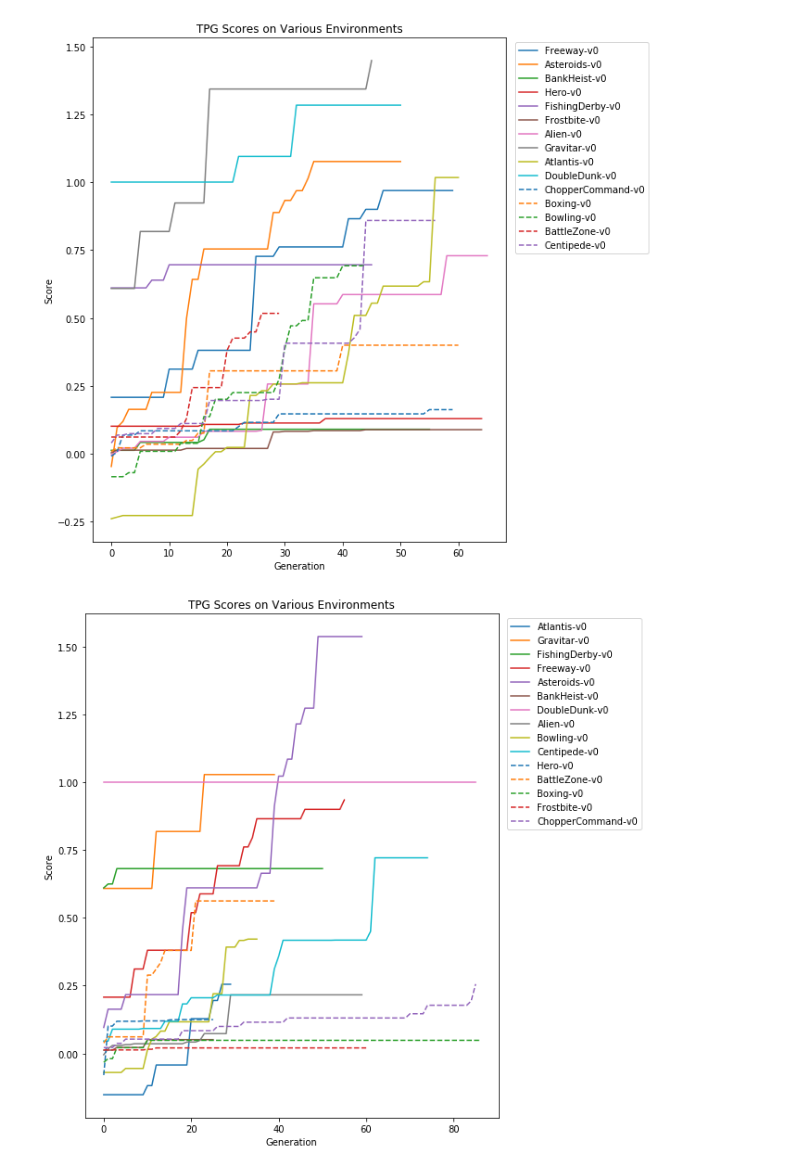
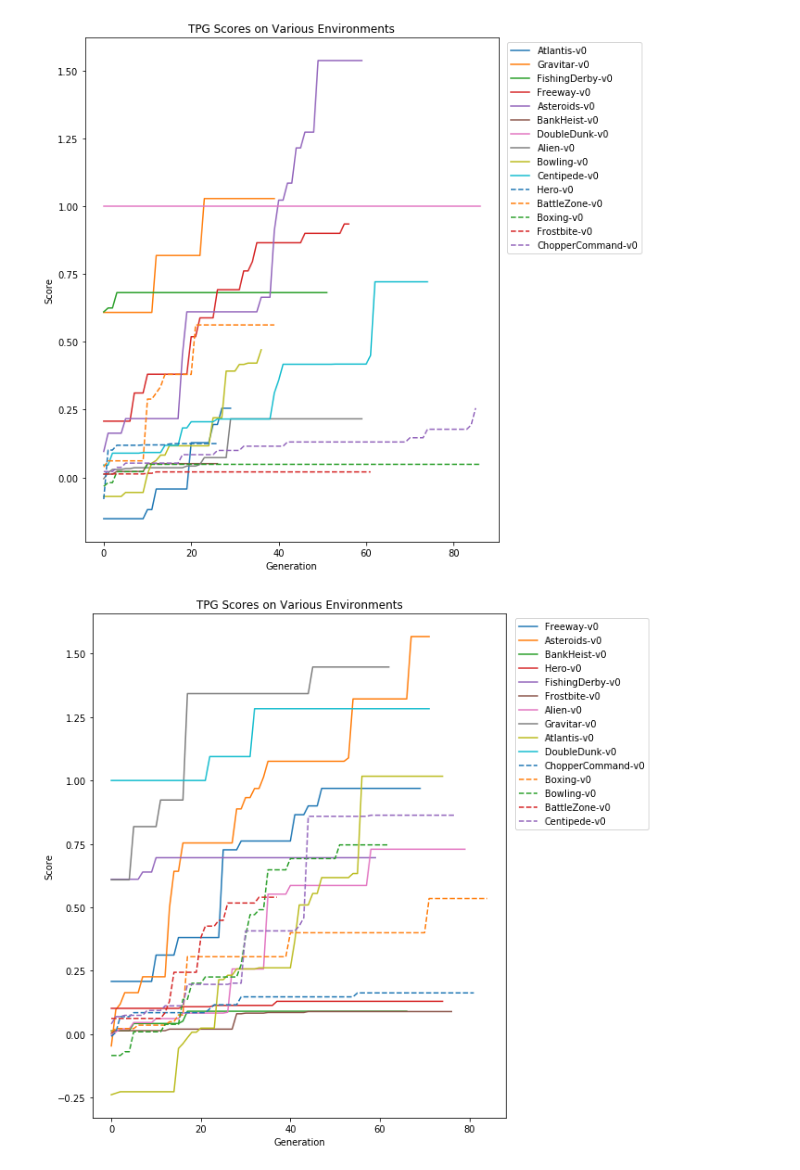
Before and after one commit to Ryan-Amaral/general-game-playing-tpg, a Jupyter notebook: gen-scores/gen-scores.ipynb, the cells around one changed output. Drawn from its saved outputs; the diff is of its cells as text; code cells hidden in the pictures.

Commit message:
updated some result visualizations

```diff
--- a/gen-scores/gen-scores.ipynb
+++ b/gen-scores/gen-scores.ipynb
@@ -26,34 +26,34 @@ soloTpgScores = {
      'RoadRunner-v0': 17410,'Tennis-v0': 0,'TimePilot-v0': 13540,
      'UpNDown-v0': 34416,'Venture-v0': 576.7,'WizardOfWor-v0': 5196.7,'Zaxxon-v0': 6233.4}
 # %%
-df = pd.read_csv('15-noshrink.txt').head(820)
+df = pd.read_csv('15-shrink-vir.txt')
 
 envDfs = []
 for envName in pd.unique(df.envName):
     envDfs.append(df.loc[df['envName'] == envName])
 
 # 10 colors in cycle
 plt.figure(figsize=(8,10))
 cnt = 0
 lineStyles = ['-', '--', '-.']
 lsi = 0
 for edf in envDfs:
     cnt += 1
     plt.plot(((edf.tpgMax-soloRandomScores[edf.envName.iloc[0]])/
                    (soloTpgScores[edf.envName.iloc[0]]-soloRandomScores[edf.envName.iloc[0]])).tolist(),
              label=edf.envName.iloc[0], ls=lineStyles[lsi])
     if cnt == 10:
         cnt = 0
         lsi += 1
 plt.legend(loc=2, bbox_to_anchor=(1.01, 1.0))
 plt.xlabel('Generation')
 plt.ylabel('Score')
 plt.title('TPG Scores on Various Environments')
 plt.show()
 # %% [output]
-[figure, old version]
+[figure, new version]
 # %%
-df = pd.read_csv('15-shrink.txt').head(820)
+df = pd.read_csv('15-shrink-novir.txt')
 
 envDfs = []
 for envName in pd.unique(df.envName):
@@ -78,4 +78,4 @@ plt.ylabel('Score')
 plt.title('TPG Scores on Various Environments')
 plt.show()
 # %% [output]
-[figure, old version]
+[figure, new version]
```
Also changed, not shown: 3 other files.
